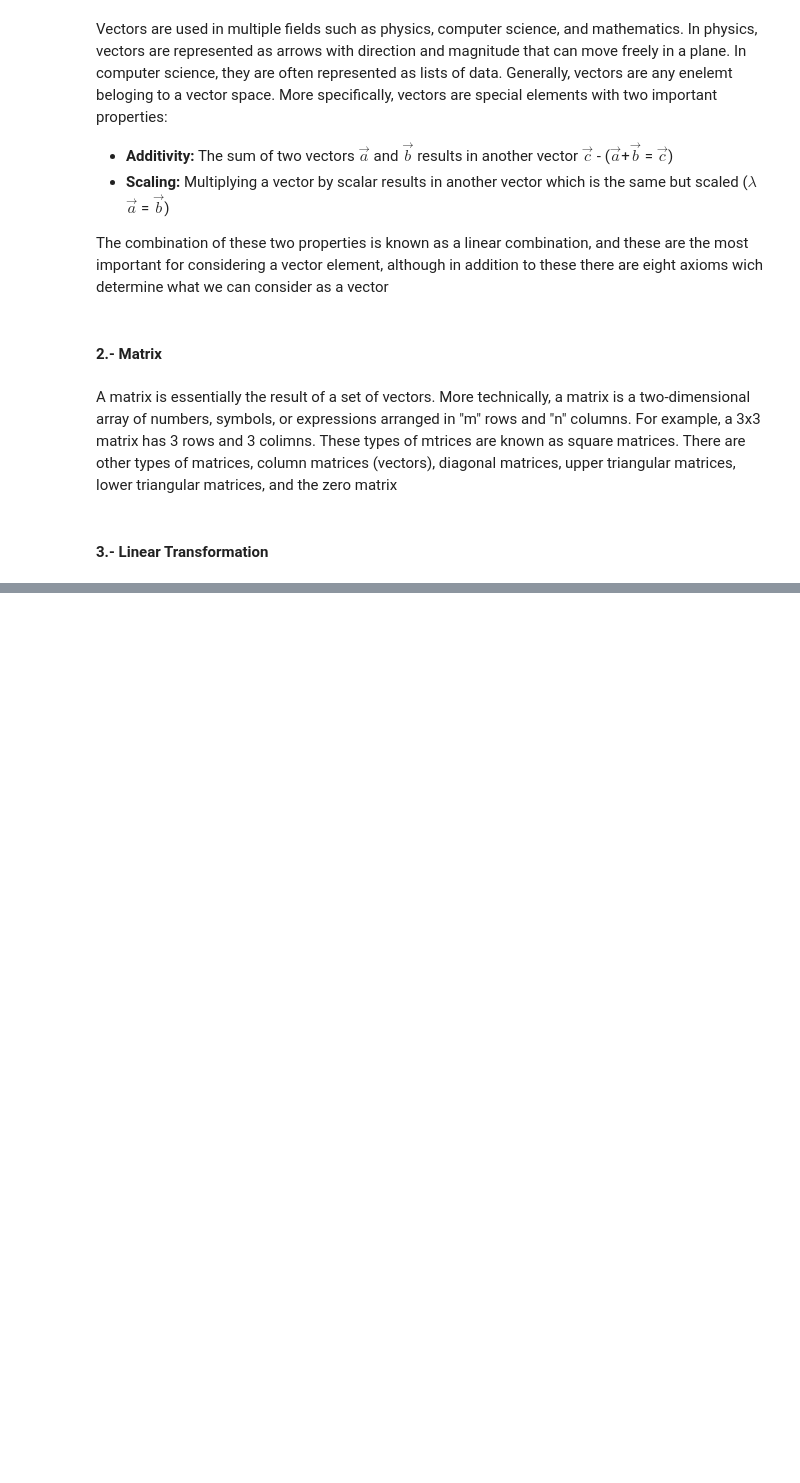
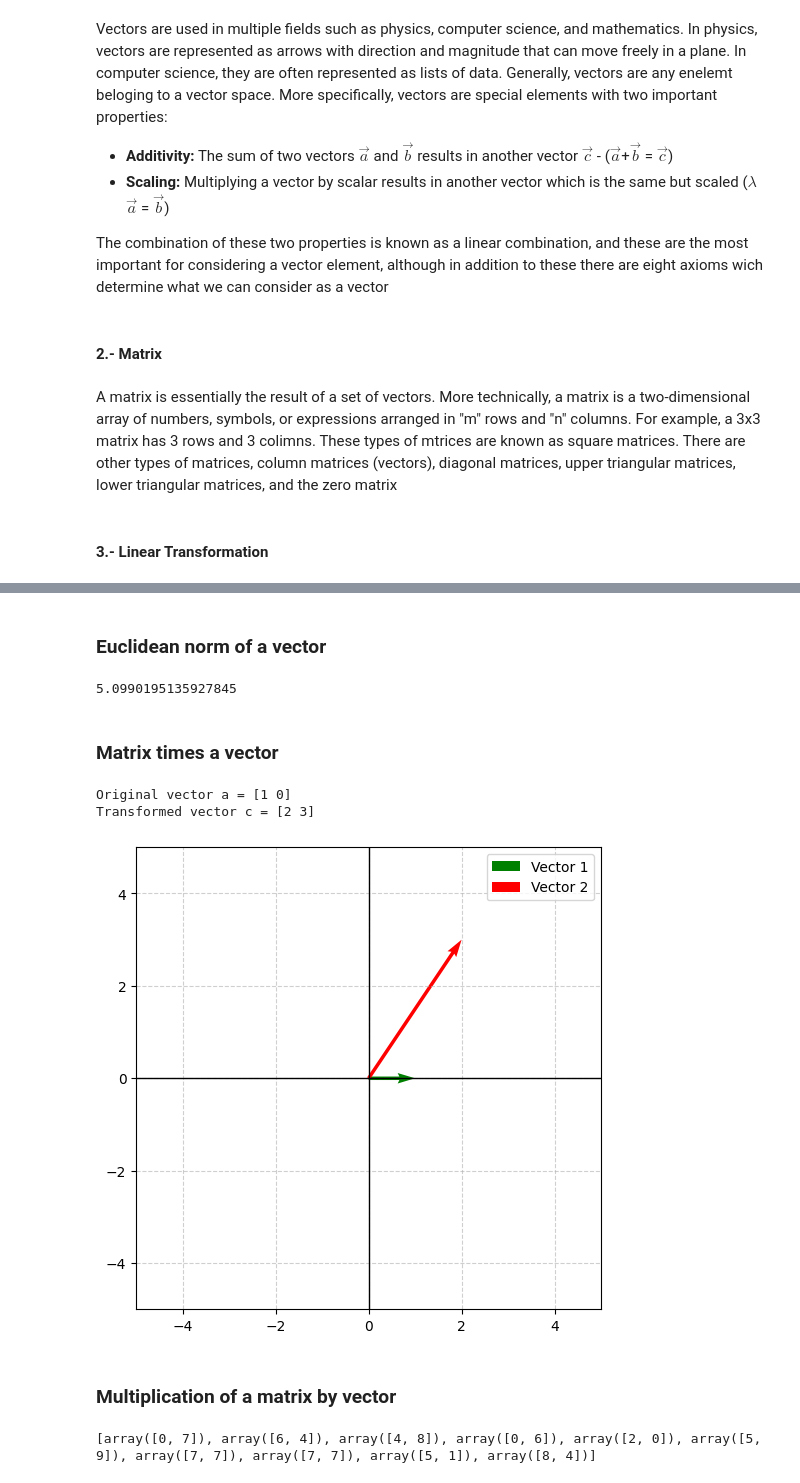
Before and after one commit to Micklevar/math-for-ds, a Jupyter notebook: week_01/notebook_01.ipynb, the cells around one changed output, grey strips where cells are left out. Drawn from its saved outputs; the diff is of its cells as text; code cells hidden in the pictures; blank space fills up the shorter version.

```diff
--- a/week_01/notebook_01.ipynb
+++ b/week_01/notebook_01.ipynb
@@ -33,0 +99,2 @@ With this in mind, we can then define a linear transformation as a transformatio
+# %% [markdown]
+### Euclidean norm of a vector
@@ -33,0 +114,46 @@ With this in mind, we can then define a linear transformation as a transformatio
+# %%
+a = [1,5]
+
+print(euclidean_norm(a))
+# %% [output]
+5.0990195135927845
+# %% [markdown]
+### Matrix times a vector
+# %%
+# Multiplication of a matrix by a vector
+
+a = np.array([1,0])
+b = np.array([[2,1], # matrix 2x2
+            [3,2]])
+
+
+c_x = a[0] * b[0,0] + a[1] * b[0,1]
+c_y = a[0] * b[1,0] + a[1] * b[1,1]
+
+c = np.array([c_x, c_y])
+
+print(f"Original vector a = {a}")
+print(f"Transformed vector c = {c}")
+# %% [output]
+Original vector a = [1 0]
+Transformed vector c = [2 3]
+# %%
+vectors_to_plot = [a,c]
+draw_vectors(vectors_to_plot)
+# %% [output]
+[figure, added]
+# %% [markdown]
+### Multiplication of a matrix by vector
+# %%
+rng = np.random.default_rng(seed=42)
+
+
+list_vectors = []
+
+while len(list_vectors)< 10 :
+    enteros = np.array(rng.integers(0, 10, size=2))
+    list_vectors.append(enteros)
+
+print(list_vectors)
+# %% [output]
+[array([0, 7]), array([6, 4]), array([4, 8]), array([0, 6]), array([2, 0]), array([5, 9]), array([7, 7]), array([7, 7]), array([5, 1]), array([8, 4])]
```
Also changed, not shown: parts of 19 cells of this notebook.
